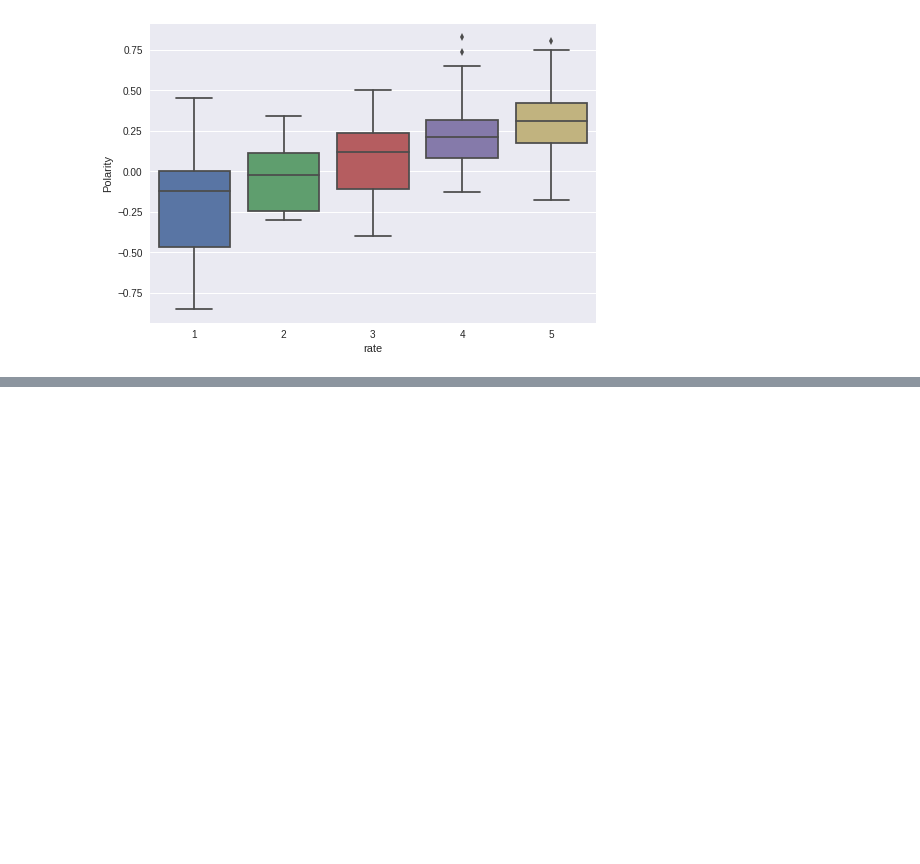
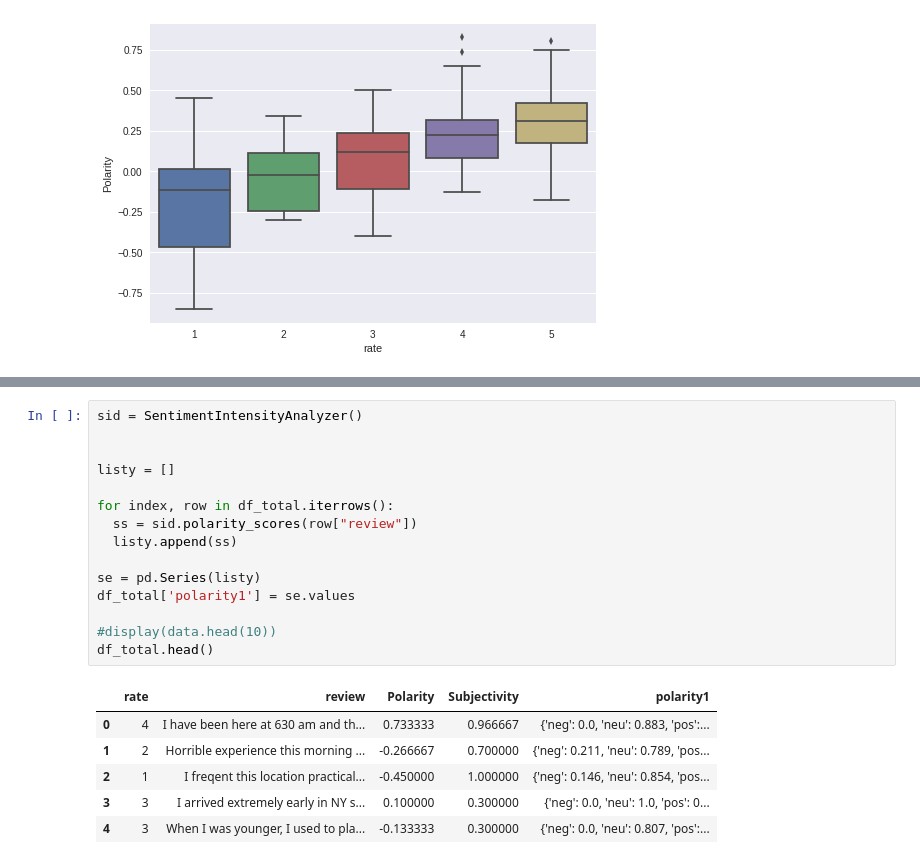
Before and after one commit to cyuancheng/NLP_Yelp_review, a Jupyter notebook: NLP_2_yelp.ipynb, the cells around one changed output, grey strips where cells are left out. Saved outputs shown, nothing was run; the diff lists cells and outputs as text; blank space fills up the shorter version.

Commit message:
add NLTK in dataframe

```diff
--- a/NLP_2_yelp.ipynb
+++ b/NLP_2_yelp.ipynb
@@ -230,0 +235,22 @@ NameError: ignored
+# %%
+sid = SentimentIntensityAnalyzer()
+
+
+listy = []
+
+for index, row in df_total.iterrows():
+  ss = sid.polarity_scores(row["review"])
+  listy.append(ss)
+
+se = pd.Series(listy)
+df_total['polarity1'] = se.values
+
+#display(data.head(10))
+df_total.head()
+# %% [output]
+|  | rate | review | Polarity | Subjectivity | polarity1 |
+| 0 | 4 | I have been here at 630 am and th... | 0.733333 | 0.966667 | {'neg': 0.0, 'neu': 0.883, 'pos':... |
+| 1 | 2 | Horrible experience this morning ... | -0.266667 | 0.700000 | {'neg': 0.211, 'neu': 0.789, 'pos... |
+| 2 | 1 | I freqent this location practical... | -0.450000 | 1.000000 | {'neg': 0.146, 'neu': 0.854, 'pos... |
+| 3 | 3 | I arrived extremely early in NY s... | 0.100000 | 0.300000 | {'neg': 0.0, 'neu': 1.0, 'pos': 0... |
+| 4 | 3 | When I was younger, I used to pla... | -0.133333 | 0.300000 | {'neg': 0.0, 'neu': 0.807, 'pos':... |
```
Also changed, not shown: parts of 7 cells of this notebook.
